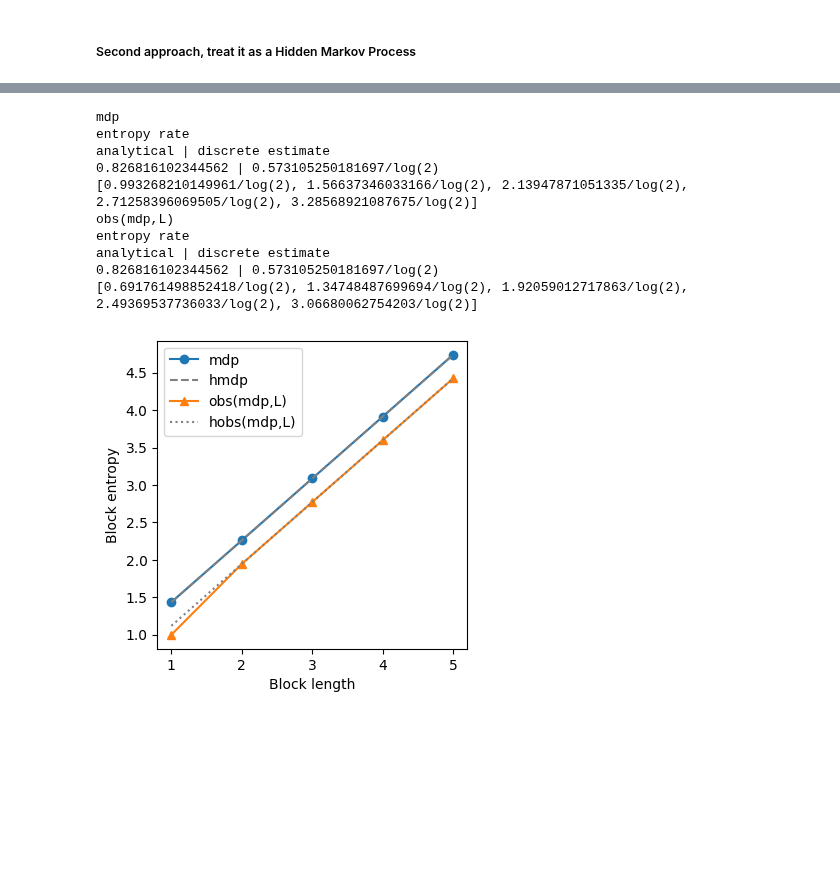
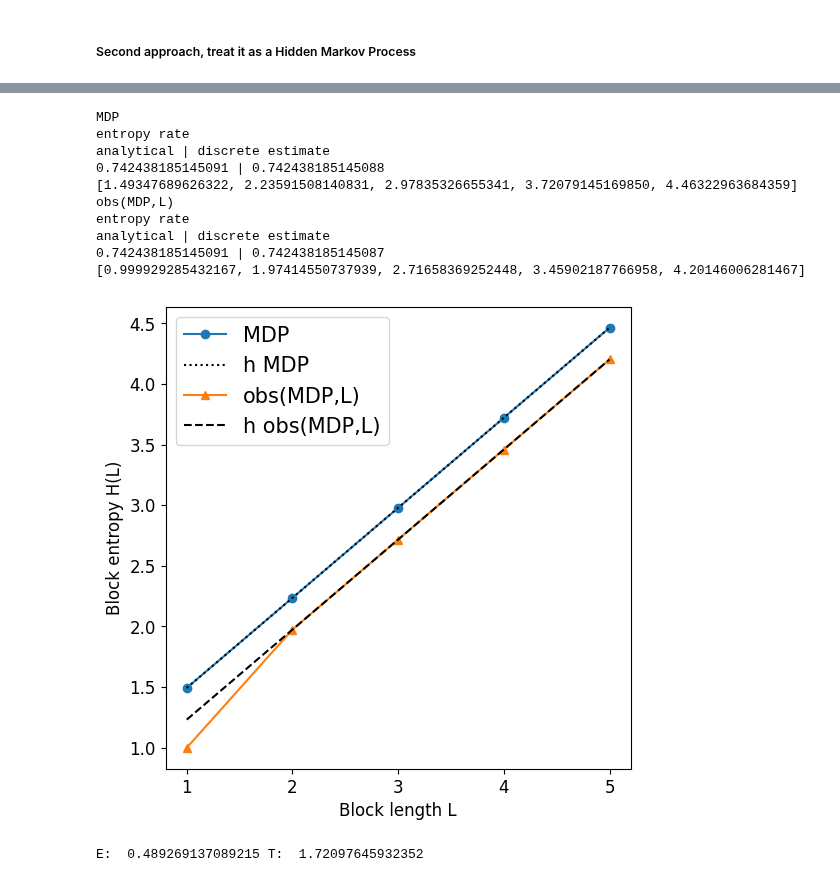
Before and after one commit to LukasPrader/BscThesis_Physics_uibk, a Jupyter notebook: work_outline.ipynb, the cells around one changed output, grey strips where cells are left out. Drawn from its saved outputs; the diff is of its cells as text; code cells hidden in the pictures; blank space fills up the shorter version.

```diff
--- a/work_outline.ipynb
+++ b/work_outline.ipynb
@@ -225,15 +225,15 @@ import itertools
 import matplotlib.pyplot as plt
 
 vects = [stat_mdp, stat_mp1, stat_mp2]
-labels = ["mdp", "mp1", "mp2"]
+labels = ["MDP", "MP1", "MP2"]
 markers = ["o", "^", "s"]
 Ps = [P_mdp, P_mp1, P_mp2]
 
-plt.figure(figsize =(4,4))
+plt.figure(figsize =(6,6))
 for n, vect in enumerate(vects):
     P_s = Ps[n]
     vars = [x, a0, a1, a2]
-    vals = [0.60, 0.5, 0.5, 0.5]
+    vals = [0.6, 0.5, 0.3, 0.7]
 
     vect = vect.subs({vars[i]: vals[i] for i in range(len(vars))})
     P_s = P_s.subs({vars[i]: vals[i] for i in range(len(vars))})
@@ -248,8 +248,14 @@ for n, vect in enumerate(vects):
 
     plt.plot(lengths, block_ents, marker=markers[n], label=labels[n])
 
-plt.xlabel("Block length")
-plt.ylabel("Block entropy")
+
+plt.rc('axes', labelsize=12)
+plt.rc('xtick', labelsize=12)
+plt.rc('ytick', labelsize=12)
+plt.rc('legend', fontsize=15)
+plt.xlabel("Block length L")
+plt.ylabel("Block entropy H(L)")
+plt.xticks([1,2,3,4,5])
 plt.legend()
 plt.show()
 # %% [output]
@@ -268,60 +274,72 @@ import itertools
 import matplotlib.pyplot as plt
 
 vects = [stat_mdp, stat_mdp]
-labels = ["mdp", "obs(mdp,L)"]
+labels = ["MDP", "obs(MDP,L)"]
 markers = ["o", "^"]
 Ps = [P_mdp, P_mdp]
 mapping = [{0: 0, 1: 1, 2: 2}, {0: 0, 1: 1, 2: 1}]
-style = ["--", ":"]
+style = [":", "--"]
 
-plt.figure(figsize =(4,4))
+plt.figure(figsize =(6,6))
 
 for n, vect in enumerate(vects):
     P_s = Ps[n]
     vars = [x, a0, a1, a2]
-    vals = [0.60, 0.5, 0.5, 0.5]
+    vals = [0.6, 0.5, 0.3, 0.7]
 
     ent_rate = MP_entropy_rate(vect, P_s, mapping[n])
     #print(sym.simplify(ent_rate))
 
     vect = vect.subs({vars[i]: vals[i] for i in range(len(vars))})
     P_s = P_s.subs({vars[i]: vals[i] for i in range(len(vars))})
 
     inits = [vect, vect, vect]  # init = stationary
 
-    lengths = range(1, 6)
+    max_len = 6
+    lengths = range(1, max_len)
 
     ent_rate = MP_entropy_rate(vect, P_s, mapping[n])
     block_ents = [MP_block_entropy(
         P_s, l, inits[n], mapping[n]) for l in lengths]
 
     print(labels[n])
     print("entropy rate")
     print("analytical | discrete estimate")
     print(ent_rate, "|", block_ents[-1] - block_ents[-2])
     print(block_ents)
 
     plt.plot(lengths, block_ents, marker=markers[n], label=labels[n])
     # plot excess entropy estimate
-    plt.plot(np.arange(1, 6), ent_rate*np.arange(1, 6) +
-             (block_ents[-1]-ent_rate*5), color="grey", ls=style[n], label=str("h"+labels[n]))
+    plt.plot(np.arange(1, max_len), ent_rate*np.arange(1, max_len) +
+             (block_ents[-1]-ent_rate*(max_len-1)), color="black", ls=style[n], label=str("h "+labels[n]))
 
-plt.xlabel("Block length")
-plt.ylabel("Block entropy")
+plt.rc('axes', labelsize=12)
+plt.rc('xtick', labelsize=12)
+plt.rc('ytick', labelsize=12)
+plt.rc('legend', fontsize=15)
+plt.xlabel("Block length L")
+plt.ylabel("Block entropy H(L)")
+plt.xticks([1,2,3,4,5])
 plt.legend()
 plt.show()
 # %% [output]
-mdp
+MDP
 entropy rate
 analytical | discrete estimate
-0.826816102344562 | 0.573105250181697/log(2)
-[0.993268210149961/log(2), 1.56637346033166/log(2), 2.13947871051335/log(2), 2.71258396069505/log(2), 3.28568921087675/log(2)]
-obs(mdp,L)
+0.742438185145091 | 0.742438185145088
+[1.49347689626322, 2.23591508140831, 2.97835326655341, 3.72079145169850, 4.46322963684359]
+obs(MDP,L)
 entropy rate
 analytical | discrete estimate
-0.826816102344562 | 0.573105250181697/log(2)
-[0.691761498852418/log(2), 1.34748487699694/log(2), 1.92059012717863/log(2), 2.49369537736033/log(2), 3.06680062754203/log(2)]
+0.742438185145091 | 0.742438185145087
+[0.999929285432167, 1.97414550737939, 2.71658369252448, 3.45902187766958, 4.20146006281467]
-[figure, old version]
+[figure, new version]
+# %%
+E = 0 + block_ents[-1]-ent_rate*(max_len-1)
+T = E + ent_rate*1 + (block_ents[-1]-ent_rate*(max_len-1))
+print("E: ", E, "T: ", T)
+# %% [output]
+E:  0.489269137089215 T:  1.72097645932352
 # %%
                         #AS0  WS0  AS1  WS1  WS2 (AS2 not possible, would be zero column/row)
 P_mdp_full = sym.Matrix([[a0*(1-x), (1-a0)*(1-x), a0*x, (1-a0)*x, 0], # AS0
```
Also changed, not shown: parts of 5 cells of this notebook, 18 other files.
